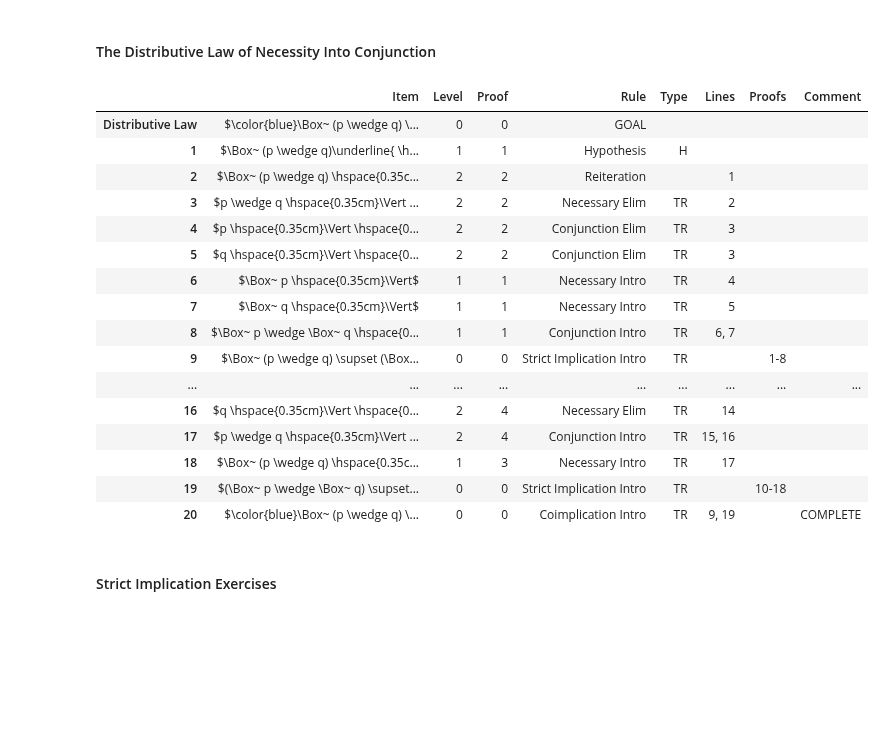
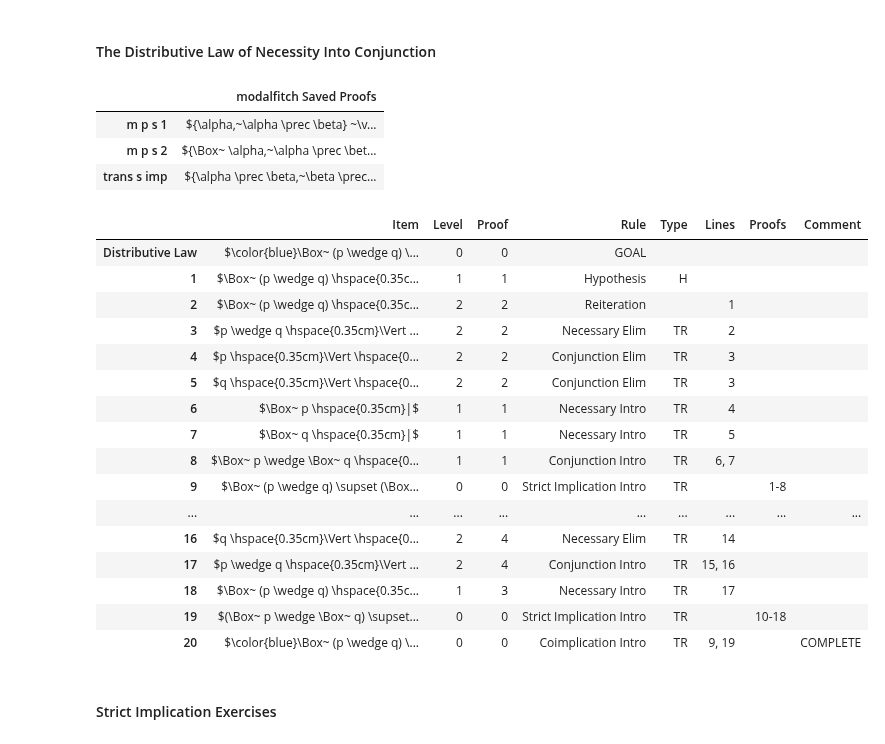
Before and after one commit to FrankHubeny/AltRea, a Jupyter notebook: modalfitch.ipynb, the cells around one changed output. Cells and saved outputs as stored; diff of their text form; code cells hidden in the pictures; blank space fills up the shorter version.

Commit message:
metavariables, display improvements

```diff
--- a/modalfitch.ipynb
+++ b/modalfitch.ipynb
@@ -58,11 +58,11 @@ connectors = [
     (logic, 'Possibly', 'Modal Possibly'),
 ]
 rules = [
-    (logic, 's coimp intro', 'ConclusionPremises(StrictIff({0}, {1}), [StrictImplies({0}, {1}), StrictImplies({1}, {0})])', 'Strict Coimplication Intro', 'Strict Coimplication Introduction'),
-    (logic, 's coimp elim', 'ConclusionPremises(And(StrictImplies({0}, {1}), StrictImplies({1}, {0})), [StrictIff({0}, {1})])', 'Strict Coimplication Elim', 'Strict Coimplication Elimination'),
+    (logic, 's coimp intro', 'ConclusionPremises(StrictIff({0}, {1}), [Necessary(Iff({0}, {1}))])', 'Strict Coimplication Intro', 'Strict Coimplication Introduction'),
+    (logic, 's coimp elim', 'ConclusionPremises(Necessary(Iff({0}, {1})), [StrictIff({0}, {1})])', 'Strict Coimplication Elim', 'Strict Coimplication Elimination'),
     (logic, 's imp intro', 'ConclusionPremises(StrictImplies({0}, {1}), [Necessary(Implies({0}, {1}))])', 'Strict Implication Intro', 'Strict Implication Introduction'),
     (logic, 's imp elim', 'ConclusionPremises(Necessary(Implies({0}, {1})), [StrictImplies({0}, {1})])', 'Strict Implication Elim', 'Strict Implication Elimination'),
-    (logic, 'consistent intro', 'ConclusionPremises(ConsistentWith({0}, [1}), [Possibly(And({0}, {1}))])', 'Consistent With Intro', 'Consistent With Introduction'),
+    (logic, 'consistent intro', 'ConclusionPremises(ConsistentWith({0}, {1}), [Possibly(And({0}, {1}))])', 'Consistent With Intro', 'Consistent With Introduction'),
     (logic, 'consistent elim', 'ConclusionPremises(Possibly(And({0}, {1})), [ConsistentWith({0}, {1})])', 'Consistent With Elim', 'Consistent With Elimination'),
 ]
 definitions = [
@@ -379,53 +363,59 @@ prf.displaylog()
 # %%
 # distributive law of necessity into conjunction
 
+from IPython.display import display
 import pandas as pd
 pd.options.display.max_colwidth=500
 from altrea.wffs import Wff, Implies, Not, Or, And, Necessary, StrictImplies, Iff
 from altrea.rules import Proof
 dis = Proof('dist s conj', 'Distributive Law', 'Distributive Law of Necessity Into Conjunction')
 p = dis.proposition('p')
 q = dis.proposition('q')
 dis.setlogic('modalfitch')
 dis.goal(Iff(Necessary(And(p, q)), And(Necessary(p), Necessary(q))))
 dis.hypothesis(Necessary(And(p, q)))
 dis.startstrictsubproof(1)
 dis.necessary_elim(2)
 dis.conjunction_elim(3, side=dis.left)
 dis.conjunction_elim(3, side=dis.right)
 dis.necessary_intro([4, 5])
 dis.conjunction_intro(6, 7)
 dis.implication_intro()
 dis.hypothesis(And(Necessary(p), Necessary(q)))
 dis.conjunction_elim(10, side=dis.left)
 dis.conjunction_elim(10, side=dis.right)
 dis.startstrictsubproof(11)
 dis.reiterate(12)
 dis.necessary_elim(13)
 dis.necessary_elim(14)
 dis.conjunction_intro(15, 16)
 dis.necessary_intro([17])
 dis.implication_intro()
 dis.coimplication_intro(9, 19)
-dis.displayproof()
+display(dis.proofs())
+display(dis.thisproof())
 # %% [output]
-|  | Item | Level | Proof | Rule | Type | Lines | Proofs | Comment |
-| Distributive Law | $\color{blue}\Box~ (p \wedge q) \... | 0 | 0 | GOAL |  |  |  |  |
-| 1 | $\Box~ (p \wedge q)\underline{ \h... | 1 | 1 | Hypothesis | H |  |  |  |
-| 2 | $\Box~ (p \wedge q) \hspace{0.35c... | 2 | 2 | Reiteration |  | 1 |  |  |
-| 3 | $p \wedge q \hspace{0.35cm}\Vert ... | 2 | 2 | Necessary Elim | TR | 2 |  |  |
-| 4 | $p \hspace{0.35cm}\Vert \hspace{0... | 2 | 2 | Conjunction Elim | TR | 3 |  |  |
-| 5 | $q \hspace{0.35cm}\Vert \hspace{0... | 2 | 2 | Conjunction Elim | TR | 3 |  |  |
-| 6 | $\Box~ p \hspace{0.35cm}\Vert$ | 1 | 1 | Necessary Intro | TR | 4 |  |  |
-| 7 | $\Box~ q \hspace{0.35cm}\Vert$ | 1 | 1 | Necessary Intro | TR | 5 |  |  |
-| 8 | $\Box~ p \wedge \Box~ q \hspace{0... | 1 | 1 | Conjunction Intro | TR | 6, 7 |  |  |
-| 9 | $\Box~ (p \wedge q) \supset (\Box... | 0 | 0 | Strict Implication Intro | TR |  | 1-8 |  |
-| ... | ... | ... | ... | ... | ... | ... | ... | ... |
-| 16 | $q \hspace{0.35cm}\Vert \hspace{0... | 2 | 4 | Necessary Elim | TR | 14 |  |  |
-| 17 | $p \wedge q \hspace{0.35cm}\Vert ... | 2 | 4 | Conjunction Intro | TR | 15, 16 |  |  |
-| 18 | $\Box~ (p \wedge q) \hspace{0.35c... | 1 | 3 | Necessary Intro | TR | 17 |  |  |
-| 19 | $(\Box~ p \wedge \Box~ q) \supset... | 0 | 0 | Strict Implication Intro | TR |  | 10-18 |  |
-| 20 | $\color{blue}\Box~ (p \wedge q) \... | 0 | 0 | Coimplication Intro | TR | 9, 19 |  | COMPLETE |
+|  | modalfitch Saved Proofs |
+| m p s 1 | ${\alpha,~\alpha \prec \beta} ~\v... |
+| m p s 2 | ${\Box~ \alpha,~\alpha \prec \bet... |
+| trans s imp | ${\alpha \prec \beta,~\beta \prec... |
+|  | Item | Level | Proof | Rule | Type | Lines | Proofs | Comment |
+| Distributive Law | $\color{blue}\Box~ (p \wedge q) \... | 0 | 0 | GOAL |  |  |  |  |
+| 1 | $\Box~ (p \wedge q) \hspace{0.35c... | 1 | 1 | Hypothesis | H |  |  |  |
+| 2 | $\Box~ (p \wedge q) \hspace{0.35c... | 2 | 2 | Reiteration |  | 1 |  |  |
+| 3 | $p \wedge q \hspace{0.35cm}\Vert ... | 2 | 2 | Necessary Elim | TR | 2 |  |  |
+| 4 | $p \hspace{0.35cm}\Vert \hspace{0... | 2 | 2 | Conjunction Elim | TR | 3 |  |  |
+| 5 | $q \hspace{0.35cm}\Vert \hspace{0... | 2 | 2 | Conjunction Elim | TR | 3 |  |  |
+| 6 | $\Box~ p \hspace{0.35cm}|$ | 1 | 1 | Necessary Intro | TR | 4 |  |  |
+| 7 | $\Box~ q \hspace{0.35cm}|$ | 1 | 1 | Necessary Intro | TR | 5 |  |  |
+| 8 | $\Box~ p \wedge \Box~ q \hspace{0... | 1 | 1 | Conjunction Intro | TR | 6, 7 |  |  |
+| 9 | $\Box~ (p \wedge q) \supset (\Box... | 0 | 0 | Strict Implication Intro | TR |  | 1-8 |  |
+| ... | ... | ... | ... | ... | ... | ... | ... | ... |
+| 16 | $q \hspace{0.35cm}\Vert \hspace{0... | 2 | 4 | Necessary Elim | TR | 14 |  |  |
+| 17 | $p \wedge q \hspace{0.35cm}\Vert ... | 2 | 4 | Conjunction Intro | TR | 15, 16 |  |  |
+| 18 | $\Box~ (p \wedge q) \hspace{0.35c... | 1 | 3 | Necessary Intro | TR | 17 |  |  |
+| 19 | $(\Box~ p \wedge \Box~ q) \supset... | 0 | 0 | Strict Implication Intro | TR |  | 10-18 |  |
+| 20 | $\color{blue}\Box~ (p \wedge q) \... | 0 | 0 | Coimplication Intro | TR | 9, 19 |  | COMPLETE |
 # %% [markdown]
 <a id='strictimplicationexercises'></a>
 #### Strict Implication Exercises
```
Also changed, not shown: parts of 34 cells of this notebook, 4 other files.
